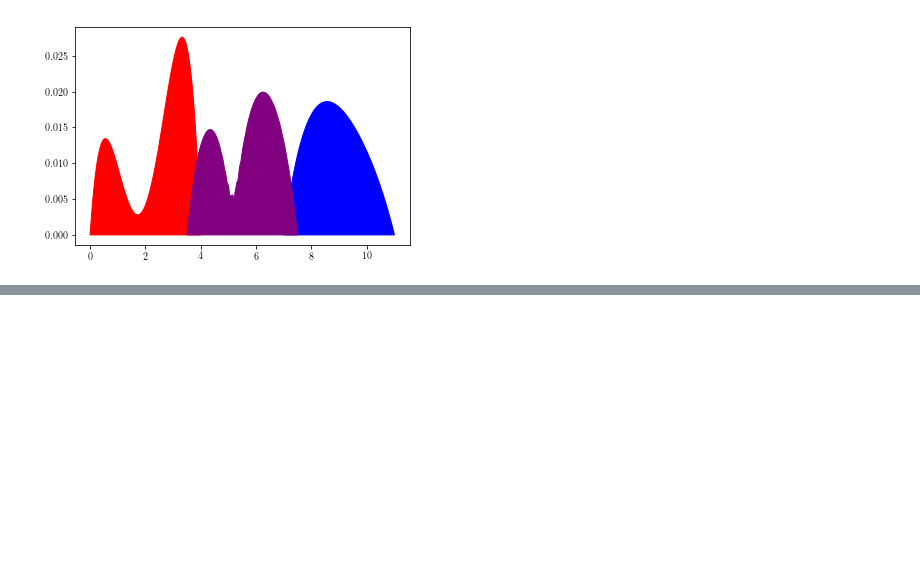
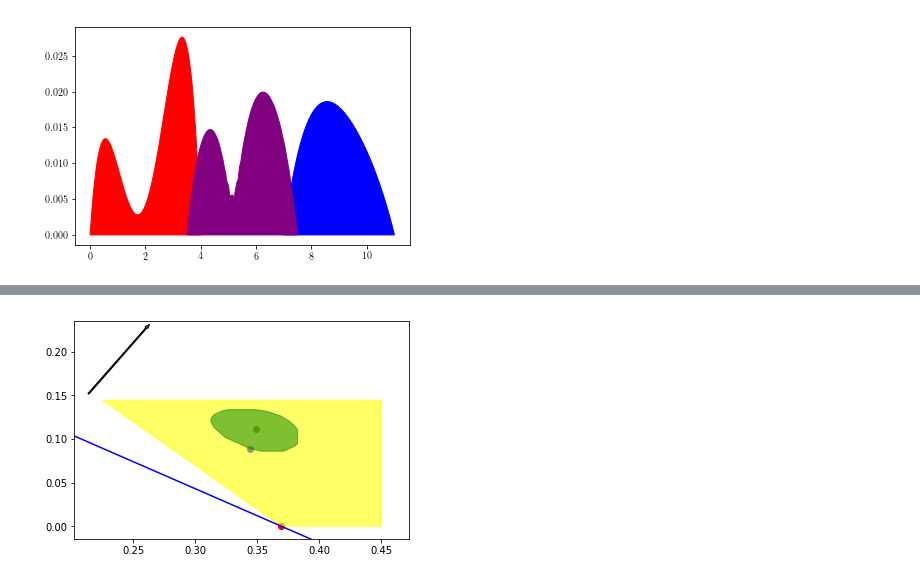
Before and after one commit to Nanored4498/M1IF-ML-cours, a Jupyter notebook: figures.ipynb, the cells around one changed output, grey strips where cells are left out. Saved outputs shown, nothing was run; the diff lists cells and outputs as text; code cells hidden in the pictures; blank space fills up the shorter version.

```diff
--- a/figures.ipynb
+++ b/figures.ipynb
@@ -687,0 +690,91 @@ pl.show()
+# %%
+import numpy as np
+import pylab as pl
+from scipy.spatial import HalfspaceIntersection, ConvexHull
+from scipy.optimize import linprog
+%matplotlib inline
+
+mu = np.random.random(2)
+nu = np.random.random(3)
+mu /= sum(mu)
+nu /= sum(nu)
+
+def ent(P):
+    res = 0
+    for p in P.flatten():
+        res -= p * np.log2(p)
+    return res
+
+def getP(a, b):
+    na, nb = nu[0]-a, nu[1]-b
+    res = [a, b, mu[0]-a-b, na, nb, mu[1]-na-nb]
+    res = [max(v, 0.000001) for v in res]
+    return np.array(res)
+
+eq = np.array([[-1, 0, 0],
+              [1, 0, -nu[0]],
+              [0, -1, 0],
+              [0, 1, -nu[1]],
+              [-1, -1, nu[0]+nu[1]-mu[1]],
+              [1, 1, -mu[0]]])
+center = mu[0] * nu[:2]
+hs = HalfspaceIntersection(eq, center)
+inter = hs.intersections
+vert = ConvexHull(inter).vertices
+x0, x1 = min(inter.transpose()[0]), max(inter.transpose()[0])
+y0, y1 = min(inter.transpose()[1]), max(inter.transpose()[1])
+dx, dy = x1-x0, y1-y0
+lt = (x0 - dx/20, y1 + dy/20)
+diag = (dx*dx + dy*dy)**0.5
+
+xs = np.random.random((2, 2))
+ys = np.random.random((3, 2))
+ds = [[np.linalg.norm(a-b) for b in ys] for a in xs]
+Mdir = [0, 0]
+for i in range(6):
+    Mdir[0] += ds[i%2][i//2] * eq[i][0]
+    Mdir[1] += ds[i%2][i//2] * eq[i][1]
+Mdir = np.array(Mdir) * diag / np.linalg.norm(Mdir) / 3
+
+A = eq[:, :-1]
+b = -eq[:, -1:]
+res = linprog(Mdir, A_ub=A, b_ub=b)
+Mdir_ort = np.array([-Mdir[1], Mdir[0]])
+l0, l1 = res.x[:2] + Mdir_ort*3, res.x[:2] - Mdir_ort*3
+
+min_ent = (ent(mu) + ent(nu)) * 0.99
+fsx, fsy = dx * 0.005, dy * 0.025
+reg = []
+for x in np.arange(center[0]-dx*0.3, center[0]+dx*0.3, dx*0.01):
+    for y in np.arange(center[1]-dy*0.3, center[1]+dy*0.3, dy*0.01):
+        if ent(getP(x, y)) > min_ent:
+            reg.append([x, y])
+reg = np.array(reg)
+vertr = ConvexHull(reg).vertices
+reg = reg[vertr].transpose()
+mind = float('inf')
+i_min = -1
+for i in range(len(reg[0])):
+    d = reg[0][i]*Mdir[0] + reg[1][i]*Mdir[1]
+    if d < mind:
+        i_min, mind = i, d
+
+pl.xlim(min(x0+Mdir[0], x0)-dx/10, x1+dx/10)
+pl.ylim(y0-dy/10, max(y1, y1+Mdir[1])+dy/10)
+
+pl.plot([l0[0], l1[0]], [l0[1], l1[1]], "blue")
+print("\\draw[blue, thick] (%.4f, %.4f) -- (%.4f, %.4f);" % (l0[0], l0[1], l1[0], l1[1]))
+pl.arrow(lt[0], lt[1], Mdir[0], Mdir[1])
+print("\\draw[black, ->, thick] (%.4f, %.4f) -- (%.4f, %.4f);" % (lt[0], lt[1], lt[0]+Mdir[0], lt[1]+Mdir[1]))
+pl.fill(inter[vert, 0], inter[vert, 1], color='yellow', alpha=0.6)
+print(f"\\fill[brown!40] {' -- '.join(['(%.4f, %.4f)' % (inter[i][0], inter[i][1]) for i in vert])};")
+pl.fill(reg[0], reg[1], color='green', alpha=0.5)
+print(f"\\fill[greenTikz!40] {' -- '.join(['(%.4f, %.4f)' % (reg[0][i], reg[1][i]) for i in range(len(reg[0]))])};")
+pl.scatter([reg[0][i_min]], [reg[1][i_min]], color='blue')
+print("\\node[blue] at (%.4f, %.4f) {$\\bullet$};" % (reg[0][i_min], reg[1][i_min]))
+pl.scatter([center[0]], [center[1]], color="green")
+print("\\node[greenTikz] at (%.4f, %.4f) {$\\bullet$};" % (center[0], center[1]))
+pl.scatter([res.x[0]], [res.x[1]], color='red')
+print("\\node[red] at (%.4f, %.4f) {$\\bullet$};" % (res.x[0], res.x[1]))
+pl.show()
+# %% [output]
@@ -687,0 +788 @@ pl.show()
+[figure, added]
```
Also changed, not shown: parts of 2 cells of this notebook, 2 other files.
